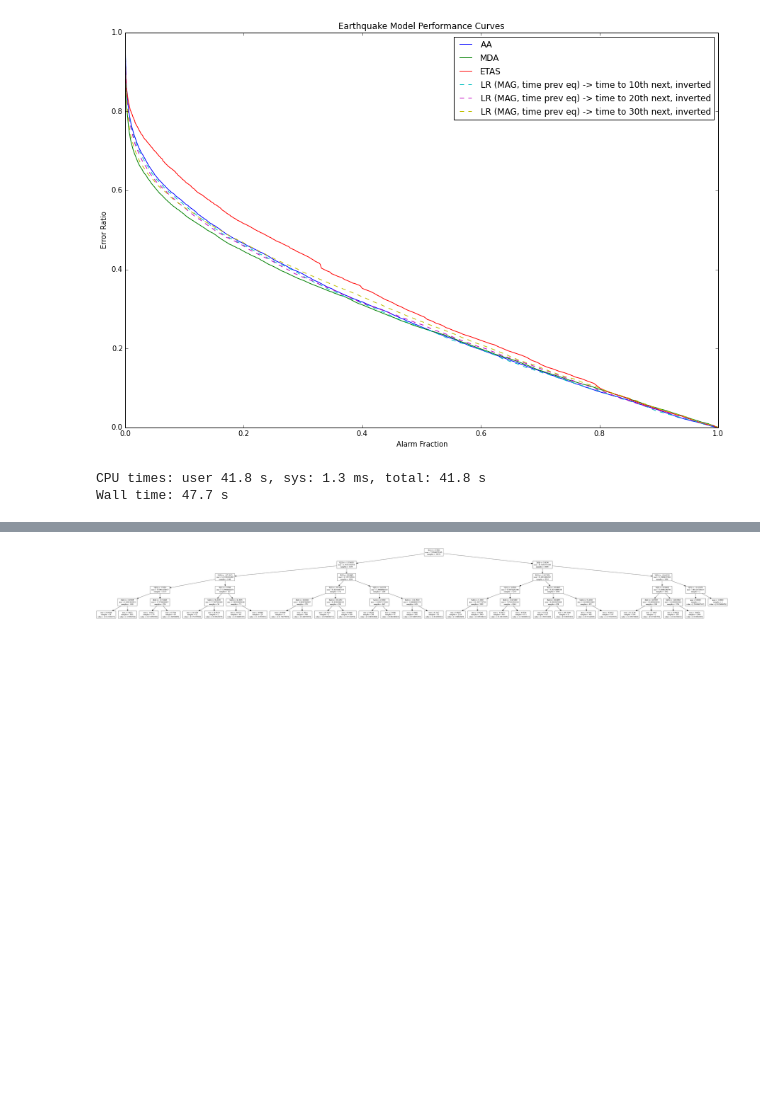
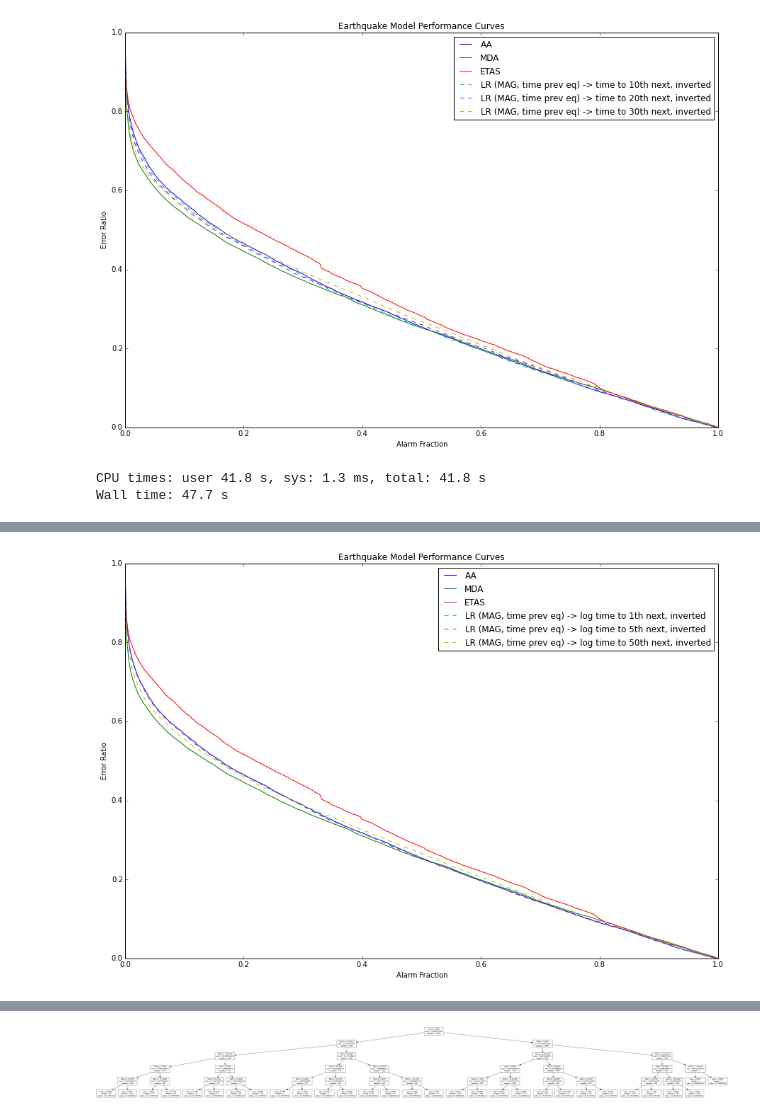
Before and after one commit to AlvinYuan/analyzers, a Jupyter notebook: notebooks/CS294.ipynb, the cells around one changed output, grey strips where cells are left out. Saved outputs shown, nothing was run; the diff lists cells and outputs as text; code cells hidden in the pictures; blank space fills up the shorter version.

Commit message:
explore predicting log of time.

```diff
--- a/notebooks/CS294.ipynb
+++ b/notebooks/CS294.ipynb
@@ -1507,3 +1507,86 @@ Model Goodness of Fit:  0.13104419482
 [figure]
 CPU times: user 41.8 s, sys: 1.3 ms, total: 41.8 s
 Wall time: 47.7 s
+# %%
+%%time
+"""
+Input: raw magnitude, time to previous earthquake
+Output: log of time till next nth earthquake with n = values from 1 to 30
+Model: LinearRegression
+Model Parameters: default
+Model->Alarm Model Function: exp_inverter_alarm_func_generator
+---Results---
+This explores predicting the log of time instead of time.
+The results are similar to the previous cell. The benefit of logging is unclear.
+The model's goodness of fit improves, but that could just be due to the nature of logging bringing values closer.
+"""
+
+from sklearn import linear_model
+
+labels = []
+for end_cutoff in [1, 2, 3, 5, 10, 15, 20, 25, 30, 40, 50]:
+    # Set up Input/Output data
+    beginning_cutoff = 1;
+    training_event_times = np.matrix(training["datetime"].values).getT()
+    training_matrix = np.concatenate((np.matrix(training[["MAG"]].values)[beginning_cutoff:], offset_till_nth_next(training_event_times, beginning_cutoff)), axis=1)
+    training_goals = np.log(offset_till_nth_next(training_event_times, end_cutoff) + .0001)[beginning_cutoff:]
+    training_event_times = training_event_times[beginning_cutoff:]
+    test_event_times = np.matrix(test["datetime"].values).getT()
+    test_matrix = np.concatenate((np.matrix(test[["MAG"]].values)[beginning_cutoff:], offset_till_nth_next(test_event_times, beginning_cutoff)), axis=1)
+    test_event_times = test_event_times[beginning_cutoff:]
+
+    # Set up Model
+    model = linear_model.LinearRegression()
+
+    # Set up Model->Alarm Model Function
+    def exp_inverter_alarm_func_generator(multiplier, max_alarm_length):
+        def alarm_func(time_predictions):
+            start_offsets = np.zeros([time_predictions.shape[0], 1])
+            stop_offsets = multiplier * np.maximum(0, (max_alarm_length - np.exp(time_predictions)))
+            return start_offsets, stop_offsets
+        return alarm_func
+
+    alarm_func_generator = exp_inverter_alarm_func_generator
+
+    # Training/Evaluation Variables
+    max_alarm_length = np.max(offset_till_nth_next(training_event_times, 1))
+    # Compute alarm_fractions and error_ratios for regression trees on magnitude data by varying multipler
+    multipliers = [max_alarm_length * .987**i for i in range(2000)]
+
+    # Training
+    model.fit(training_matrix[:-end_cutoff,:], training_goals)
+    alarm_fractions = []
+    error_ratios = []
+    for multiplier in multipliers:
+        alarm_model = convert_time_prediction_model_to_alarm_model(model, alarm_func_generator(multiplier, max_alarm_length))
+        alarms = alarm_model(training_matrix, training_event_times)
+        predicted, time_contributions = process_alarms(training_event_times, alarms)
+        alarm_fractions.append(alarm_fraction(training_event_times, time_contributions))
+        error_ratios.append(error_ratio(predicted))
+    check_coverage(alarm_fractions, error_ratios)
+    training_points = clean_points(alarm_fractions, error_ratios)
+    # Print Training Results
+    print "predicting next " + str(end_cutoff) + "nth eq"
+    print "Coefficients: ", model.coef_
+    print "Model Goodness of Fit: ", model.score(training_matrix[:-end_cutoff,:], training_goals)
+
+    # Evaluation
+    alarm_fractions = []
+    error_ratios = []
+    for multiplier in multipliers:
+        alarm_model = convert_time_prediction_model_to_alarm_model(model, alarm_func_generator(multiplier, max_alarm_length))
+        alarms = alarm_model(test_matrix, test_event_times)
+        predicted, time_contributions = process_alarms(test_event_times, alarms)
+        alarm_fractions.append(alarm_fraction(test_event_times, time_contributions))
+        error_ratios.append(error_ratio(predicted))
+    check_coverage(alarm_fractions, error_ratios)
+    test_points = clean_points(alarm_fractions, error_ratios)
+
+    label = "LR (MAG, time prev eq) -> log time to " + str(end_cutoff) + "th next, inverted"
+    labels.append(label)
+    tested_models[label] = { "training": training_points, "test": test_points }
+
+# Print and Plot Results
+printScoresAgainstBaselines(labels, True)
+plotAgainstBaselines([labels[0], labels[3], labels[-1]], isList=True)
+# %% [output]
@@ -1509,0 +1610 @@ Wall time: 47.7 s
+[figure, added]
```
Also changed, not shown: parts of 1 cell of this notebook.
